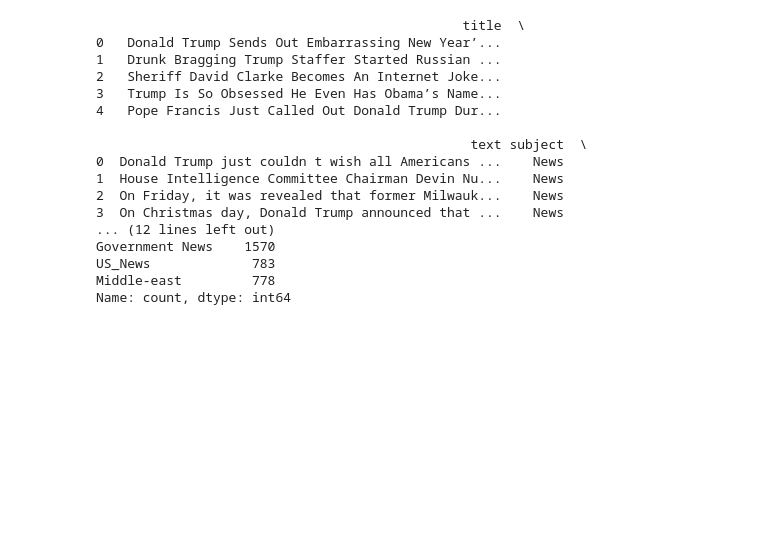
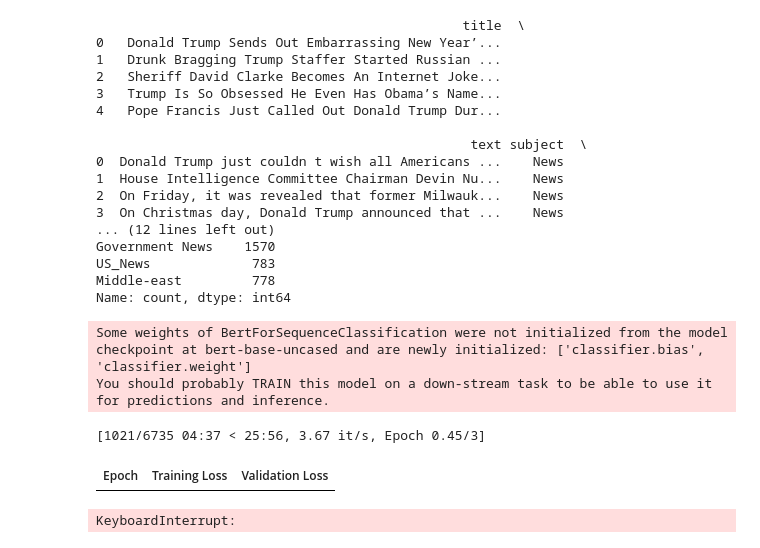
Before and after one commit to Tiny-Quant/CS-7322-NLP-Final-Project, a Jupyter notebook: notebooks/main.ipynb, the cells around one changed output. Saved outputs shown, nothing was run; the diff lists cells and outputs as text; code cells hidden in the pictures; blank space fills up the shorter version.

```diff
--- a/notebooks/main.ipynb
+++ b/notebooks/main.ipynb
@@ -16,6 +19,6 @@ from keras.layers import TorchModuleWrapper
 # %%
-fake_df = pd.read_csv('./data/Fake.csv')
-real_df = pd.read_csv('./data/True.csv')
+fake_df = pd.read_csv('../data/Fake.csv')
+real_df = pd.read_csv('../data/True.csv')
 
 print(fake_df.head())
 print(fake_df.subject.value_counts())
@@ -37,6 +40,73 @@ Government News    1570
 US_News             783
 Middle-east         778
 Name: count, dtype: int64
+# %%
+# Step 1: Prepare the data
+# Label the data: 1 for true, 0 for fake
+fake_df['label'] = 0
+real_df['label'] = 1
+data_df = pd.concat([fake_df, real_df], ignore_index=True)
+data_df['content'] = data_df['title'] + ' ' + data_df['text']
+train_df, test_df = train_test_split(data_df[['content', 'label']], test_size=0.2, random_state=42)
+
+# Step 2: Define a custom Dataset class
+class TextDataset(Dataset):
+    def __init__(self, texts, labels, tokenizer, max_length=128):
+        self.texts = texts
+        self.labels = labels
+        self.tokenizer = tokenizer
+        self.max_length = max_length
+
+    def __len__(self):
+        return len(self.texts)
+
+    def __getitem__(self, idx):
+        text = self.texts[idx]
+        label = self.labels[idx]
+        encoding = self.tokenizer(text, padding='max_length', truncation=True, max_length=self.max_length, return_tensors='pt')
+        return { 'input_ids': encoding['input_ids'].squeeze(), 'attention_mask': encoding['attention_mask'].squeeze(), 'labels': torch.tensor(label) }
+
+# Initialize the tokenizer
+tokenizer = BertTokenizer.from_pretrained('bert-base-uncased')
+
+# Create train and test datasets
+train_dataset = TextDataset(train_df['content'].tolist(), train_df['label'].tolist(), tokenizer)
+test_dataset = TextDataset(test_df['content'].tolist(), test_df['label'].tolist(), tokenizer)
+
+# Step 3: Load the pre-trained BERT model
+model = BertForSequenceClassification.from_pretrained("bert-base-uncased", num_labels=2)
+
+# Step 4: Define TrainingArguments and Trainer
+training_args = TrainingArguments(
+    output_dir="./results",
+    evaluation_strategy="epoch",
+    learning_rate=2e-5,
+    per_device_train_batch_size=16,
+    per_device_eval_batch_size=16,
+    num_train_epochs=3,
+    weight_decay=0.01,
+    logging_dir='./logs',
+)
+
+trainer = Trainer(
+    model=model,
+    args=training_args,
+    train_dataset=train_dataset,
+    eval_dataset=test_dataset,
+)
+
+# Step 5: Train the model
+trainer.train()
+
+# Step 6: Evaluate the model
+eval_results = trainer.evaluate()
+print("Test Accuracy:", eval_results['eval_accuracy'])
+# %% [output]
+Some weights of BertForSequenceClassification were not initialized from the model checkpoint at bert-base-uncased and are newly initialized: ['classifier.bias', 'classifier.weight']
+You should probably TRAIN this model on a down-stream task to be able to use it for predictions and inference.
+[1021/6735 04:37 < 25:56, 3.67 it/s, Epoch 0.45/3]
+| Epoch | Training Loss | Validation Loss |
+KeyboardInterrupt:
 # %%
 fake_df['label'] = 0
 real_df['label'] = 1
```
Also changed, not shown: parts of 14 cells of this notebook, 1 other file.
